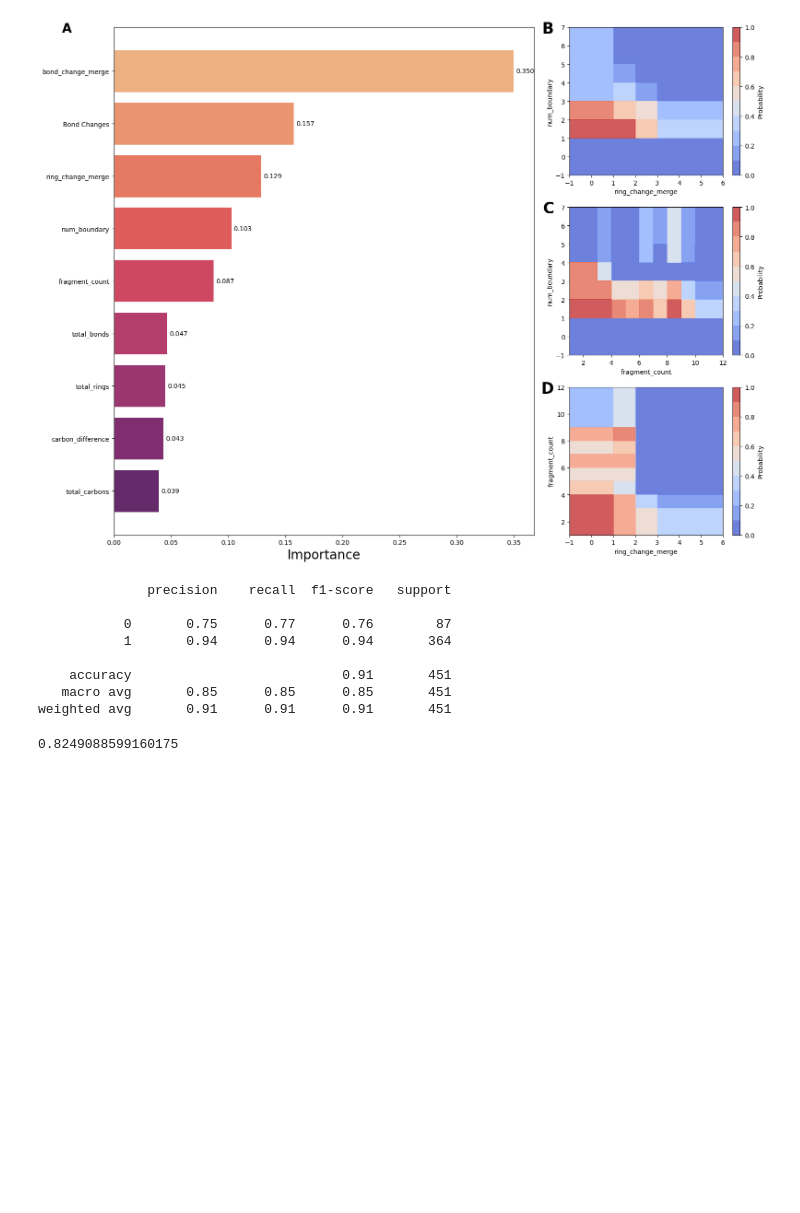
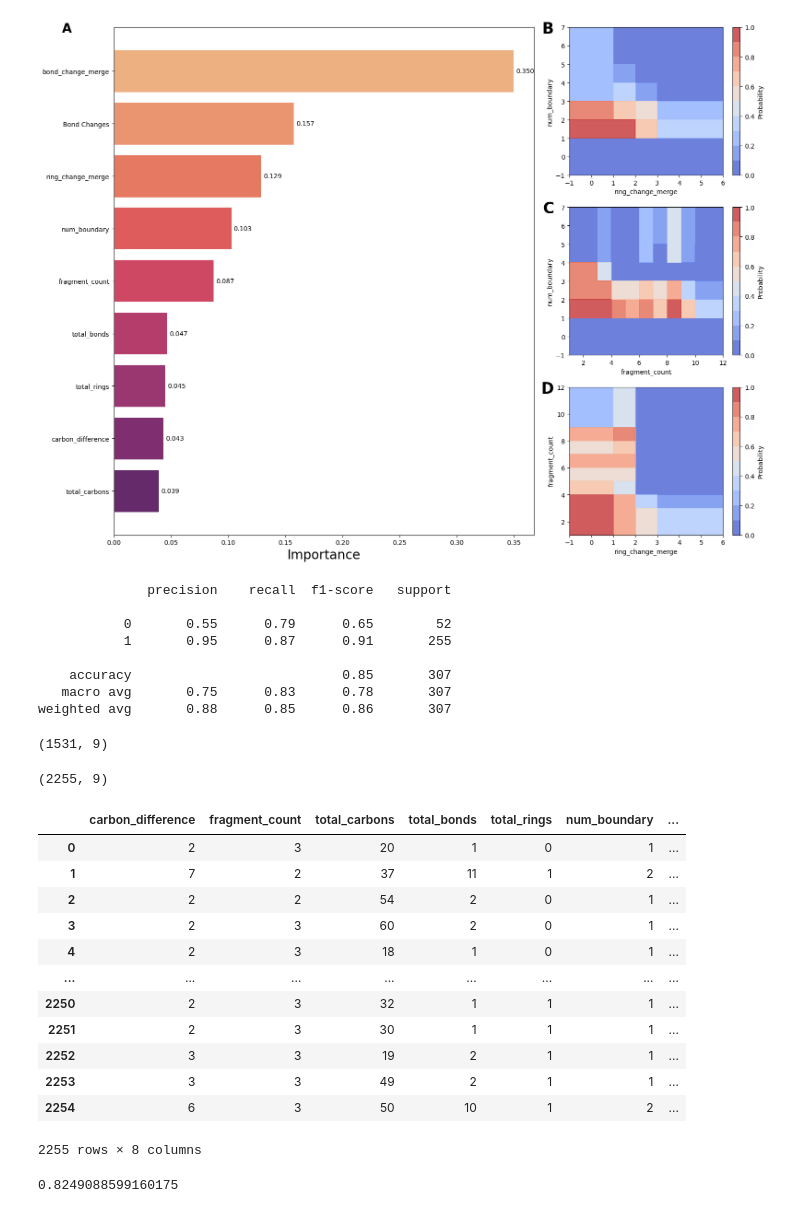
Before and after one commit to TieuLongPhan/SynRBL, a Jupyter notebook: Pipeline/Validation/Analysis/Analysis_vis.ipynb, the cells around one changed output. Drawn from its saved outputs; the diff is of its cells as text; code cells hidden in the pictures; blank space fills up the shorter version.

```diff
--- a/Pipeline/Validation/Analysis/Analysis_vis.ipynb
+++ b/Pipeline/Validation/Analysis/Analysis_vis.ipynb
@@ -170,9 +170,15 @@ from xgboost import XGBClassifier
 from sklearn.metrics import classification_report
 from imblearn.combine import SMOTEENN
 from imblearn.pipeline import Pipeline as Pipeline
-
+from SynAnalysis.analysis_process import AnalysisProcess
+list_data = ['golden_dataset', 'Jaworski', 'USPTO_random_class', 'USPTO_diff', 'USPTO_unbalance_class']
+pipeline_path = '../../../Pipeline'
+data_path = '../../../Data'
+process = AnalysisProcess(list_data, pipeline_path, data_path)
 data_raw = process.process_and_combine_datasets(remove_undetected=False).drop(['R-id', 'reactions', 'Bond Changes',
                                                                                 'Index', 'mcs_carbon_balanced'], axis =1)
+
+data_raw = data_raw.drop_duplicates()
 X, y = data_raw.drop('Result', axis=1), data_raw['Result']
 
 le = LabelEncoder()
@@ -191,12 +197,36 @@ print(classification_report(y_test, y_pred))
 # %% [output]
               precision    recall  f1-score   support
 
-           0       0.75      0.77      0.76        87
-           1       0.94      0.94      0.94       364
+           0       0.55      0.79      0.65        52
+           1       0.95      0.87      0.91       255
 
-    accuracy                           0.91       451
-   macro avg       0.85      0.85      0.85       451
-weighted avg       0.91      0.91      0.91       451
+    accuracy                           0.85       307
+   macro avg       0.75      0.83      0.78       307
+weighted avg       0.88      0.85      0.86       307
+# %%
+data_raw.drop_duplicates().shape
+# %% [output]
+(1531, 9)
+# %%
+data_raw.shape
+# %% [output]
+(2255, 9)
+# %%
+X
+# %% [output]
+|  | carbon_difference | fragment_count | total_carbons | total_bonds | total_rings | num_boundary | ... |
+| 0 | 2 | 3 | 20 | 1 | 0 | 1 | ... |
+| 1 | 7 | 2 | 37 | 11 | 1 | 2 | ... |
+| 2 | 2 | 2 | 54 | 2 | 0 | 1 | ... |
+| 3 | 2 | 3 | 60 | 2 | 0 | 1 | ... |
+| 4 | 2 | 3 | 18 | 1 | 0 | 1 | ... |
+| ... | ... | ... | ... | ... | ... | ... | ... |
+| 2250 | 2 | 3 | 32 | 1 | 1 | 1 | ... |
+| 2251 | 2 | 3 | 30 | 1 | 1 | 1 | ... |
+| 2252 | 3 | 3 | 19 | 2 | 1 | 1 | ... |
+| 2253 | 3 | 3 | 49 | 2 | 1 | 1 | ... |
+| 2254 | 6 | 3 | 50 | 10 | 1 | 2 | ... |
+2255 rows × 8 columns
 # %%
 y_proba = pipeline.predict_proba(X_test)
 # %%
```
Also changed, not shown: parts of 16 cells of this notebook, 10 other files.
